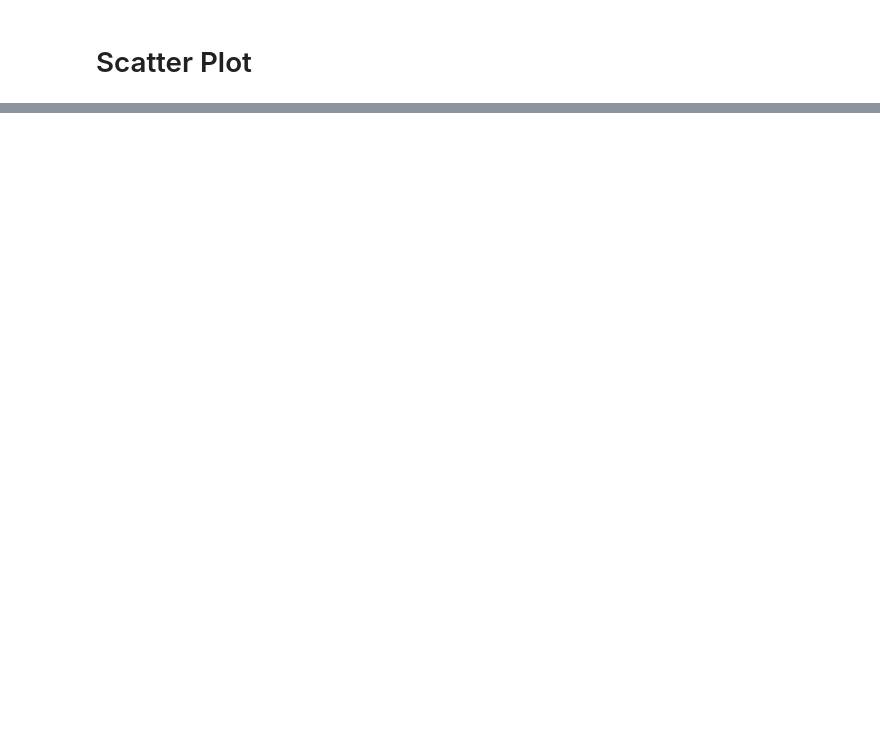
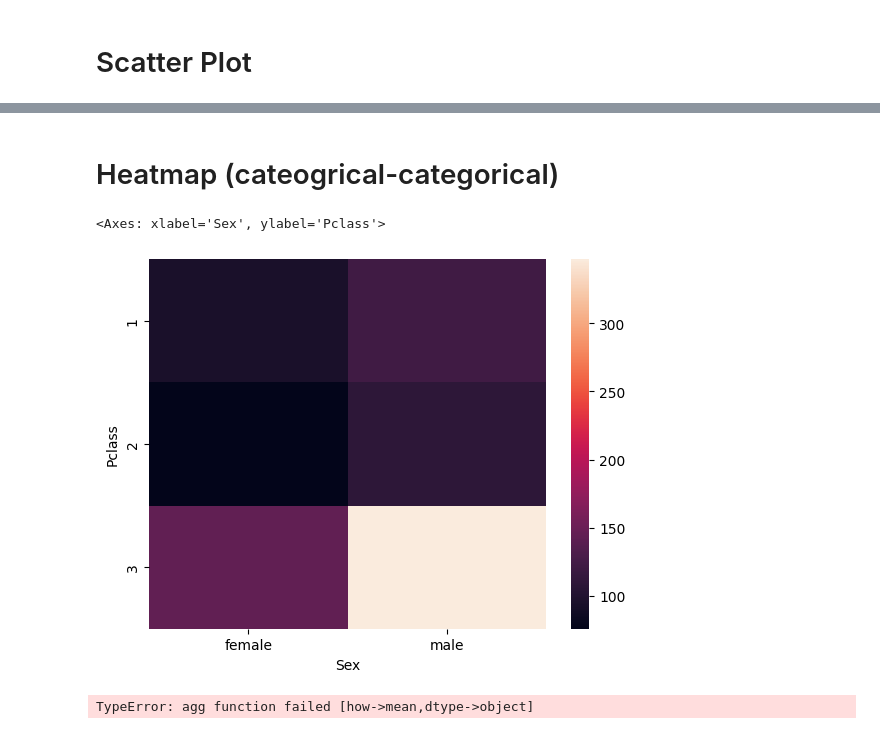
Before and after one commit to red445992/Ml-Basics, a Jupyter notebook: EDA/Bivariate.ipynb, the cells around one changed output, grey strips where cells are left out. Drawn from its saved outputs; the diff is of its cells as text; code cells hidden in the pictures; blank space fills up the shorter version.

```diff
--- a/EDA/Bivariate.ipynb
+++ b/EDA/Bivariate.ipynb
@@ -40,0 +93,11 @@ TypeError: scatterplot() takes from 0 to 1 positional arguments but 2 positional
+# %% [markdown]
+# Heatmap (cateogrical-categorical)
+# %%
+sns.heatmap(pd.crosstab(titanic['Pclass'],titanic['Sex']))
+# %% [output]
+<Axes: xlabel='Sex', ylabel='Pclass'>
+[figure, added]
+# %%
+corr = titanic.corr(numeric_onl)
+# %% [output]
+TypeError: agg function failed [how->mean,dtype->object]
```
Also changed, not shown: parts of 9 cells of this notebook.
